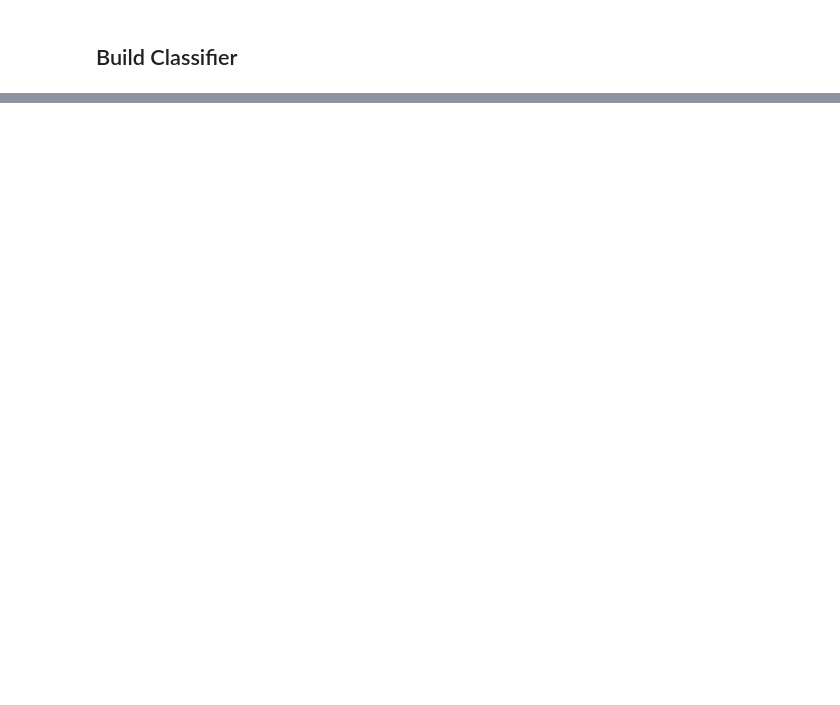
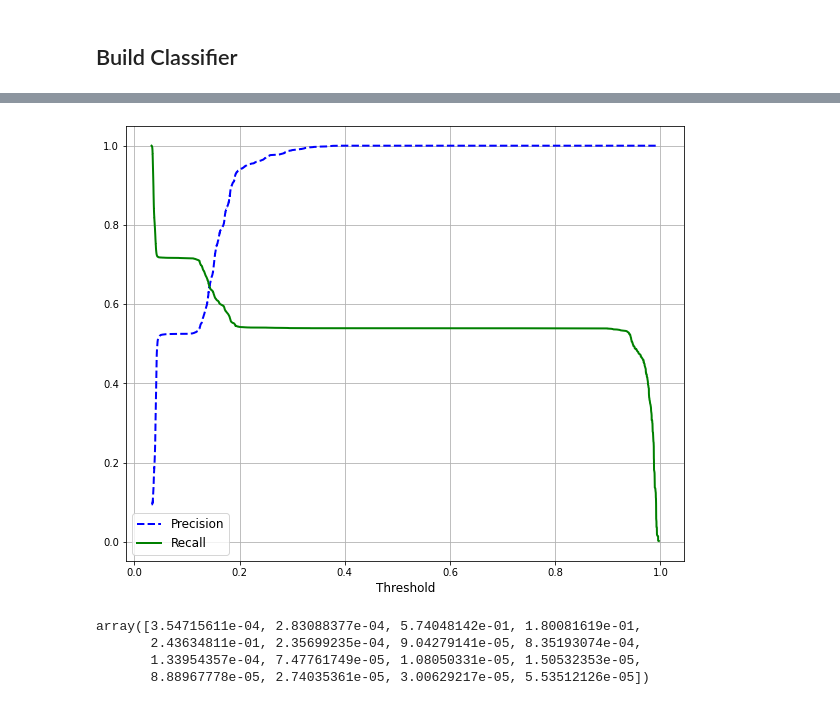
Before and after one commit to InfinityKing48/Project-Identifying_Fraudulent_Activities, a Jupyter notebook: Identifying Fraudulent Activities.ipynb, the cells around one changed output, grey strips where cells are left out. Saved outputs shown, nothing was run; the diff lists cells and outputs as text; code cells hidden in the pictures; blank space fills up the shorter version.

```diff
--- a/Identifying Fraudulent Activities.ipynb
+++ b/Identifying Fraudulent Activities.ipynb
@@ -210,0 +272,21 @@ accuracy_score(y_test, grid_search.best_estimator_.predict(X_test))
+# %%
+from sklearn.metrics import precision_recall_curve
+
+precisions, recalls, thresholds = precision_recall_curve(y_train, y_train_pred_score)
+
+fig, ax = plt.subplots(figsize=(10, 8))
+ax.plot(thresholds, precisions[:-1], "b--", label="Precision", linewidth=2)
+ax.plot(thresholds, recalls[:-1], "g-", label="Recall", linewidth=2)
+ax.set_xlabel("Threshold", fontsize=12)
+ax.grid(True)
+ax.legend(loc="lower left", fontsize=12)
+plt.show()
+# %% [output]
+[figure, added]
+# %%
+forest_best.feature_importances_
+# %% [output]
+array([3.54715611e-04, 2.83088377e-04, 5.74048142e-01, 1.80081619e-01,
+       2.43634811e-01, 2.35699235e-04, 9.04279141e-05, 8.35193074e-04,
+       1.33954357e-04, 7.47761749e-05, 1.08050331e-05, 1.50532353e-05,
+       8.88967778e-05, 2.74035361e-05, 3.00629217e-05, 5.53512126e-05])
```
Also changed, not shown: parts of 16 cells of this notebook.
